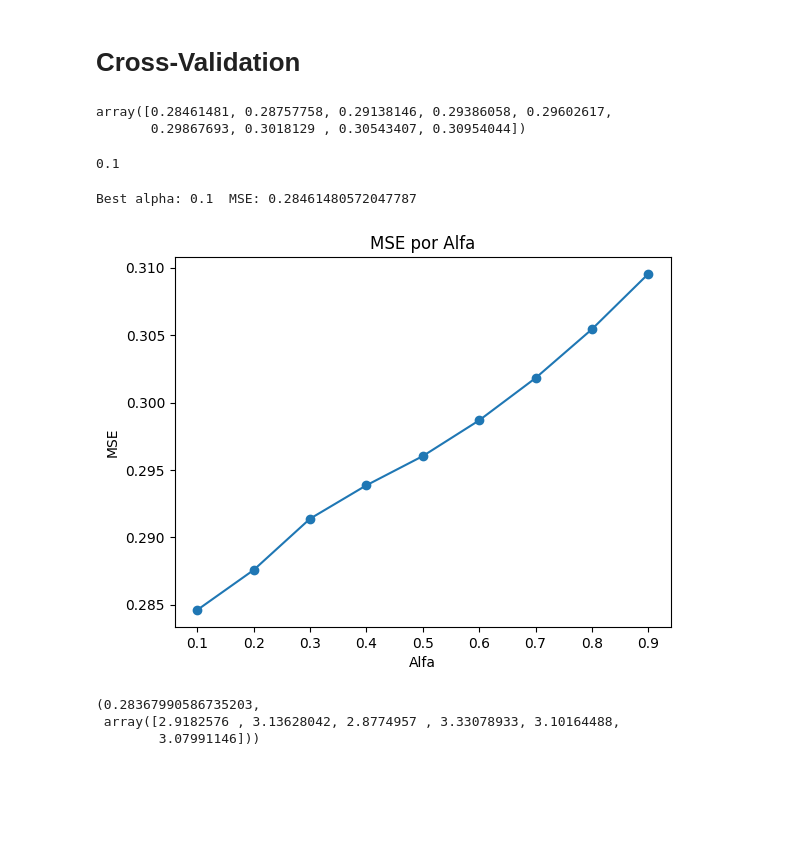
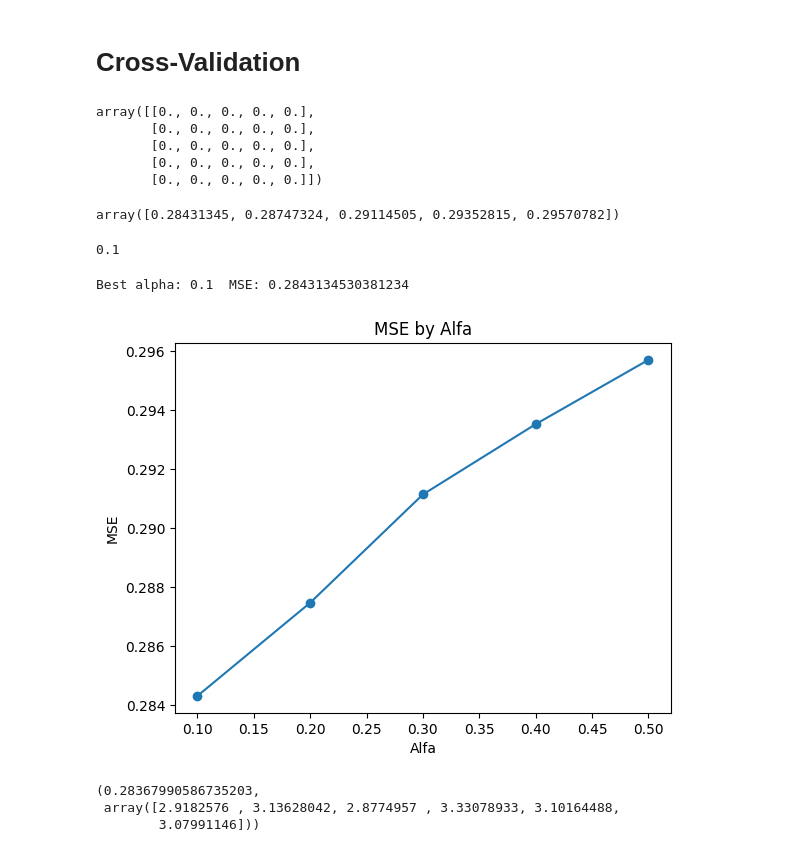
Before and after one commit to MarckJulca30/CausalAI-Course, a Jupyter notebook: labs/replication_1/0_solutions/python.ipynb, the cells around one changed output. Cells and saved outputs as stored; diff of their text form; code cells hidden in the pictures; blank space fills up the shorter version.

```diff
--- a/labs/replication_1/0_solutions/python.ipynb
+++ b/labs/replication_1/0_solutions/python.ipynb
@@ -507,22 +556,28 @@ np.random.seed(21)
 # %%
 # folds
 _kf = KFold(n_splits=len(_alphas), shuffle=True)
-fold_i = [
-    (train_i, test_i) for train_i, test_i in _kf.split(data)
-]
+fold_i = [(train_i, test_i) for train_i, test_i in _kf.split(data)]
 # mse
 
 mse_zeros = np.zeros((len(_alphas), len(_alphas)))
+# %%
+mse_zeros
+# %% [output]
+array([[0., 0., 0., 0., 0.],
+       [0., 0., 0., 0., 0.],
+       [0., 0., 0., 0., 0.],
+       [0., 0., 0., 0., 0.],
+       [0., 0., 0., 0., 0.]])
 # %%
 # Estimates, y: lwage
-data_s = data.drop(columns=['rownames', 'wage'])
+data_s = data.drop(columns=["rownames", "wage"])
 
 for i, alpha in enumerate(_alphas):
     for fold, (train_index, test_index) in enumerate(fold_i):
         X_train = data_s.iloc[train_index, 1:].values
         y_train = data_s.iloc[train_index, 0].values
-        X_test  = data_s.iloc[test_index, 1:].values
-        y_test  = data_s.iloc[test_index, 0].values
+        X_test = data_s.iloc[test_index, 1:].values
+        y_test = data_s.iloc[test_index, 0].values
 
         model = Lasso(alpha=alpha)
         model.fit(X_train, y_train)
@@ -534,8 +589,7 @@ avg_mse = np.mean(mse_zeros, axis=1)
 
 avg_mse
 # %% [output]
-array([0.28461481, 0.28757758, 0.29138146, 0.29386058, 0.29602617,
-       0.29867693, 0.3018129 , 0.30543407, 0.30954044])
+array([0.28431345, 0.28747324, 0.29114505, 0.29352815, 0.29570782])
 # %%
 i_best = np.argmin(avg_mse)
 optimal_alpha = _alphas[i_best]
@@ -545,15 +599,15 @@ optimal_alpha
 0.1
 # %%
 plt.figure()
-plt.plot(_alphas, avg_mse, marker='o')
-plt.title('MSE por Alfa')
-plt.xlabel('Alfa')
-plt.ylabel('MSE');
+plt.plot(_alphas, avg_mse, marker="o")
+plt.title("MSE by Alfa")
+plt.xlabel("Alfa")
+plt.ylabel("MSE")
 
-print(f'\nBest alpha: {optimal_alpha}  MSE: {mse_best}')
+print(f"\nBest alpha: {optimal_alpha}  MSE: {mse_best}")
 # %% [output]
-Best alpha: 0.1  MSE: 0.28461480572047787
+Best alpha: 0.1  MSE: 0.2843134530381234
-[figure, old version]
+[figure, new version]
 # %%
 final_model = Lasso(alpha=optimal_alpha)
 X = data_s.iloc[:, 1:]
```
Also changed, not shown: parts of 7 cells of this notebook.
